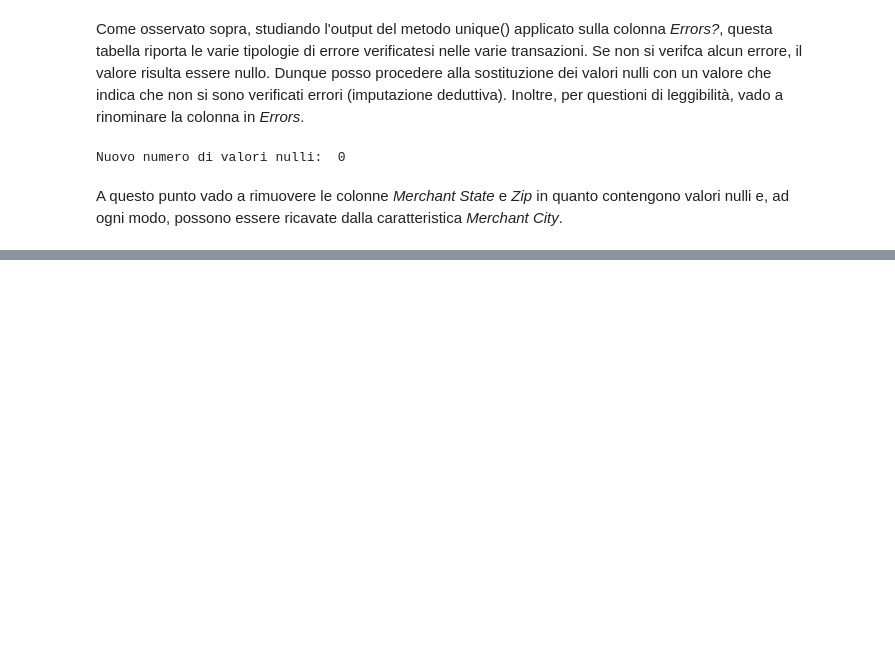
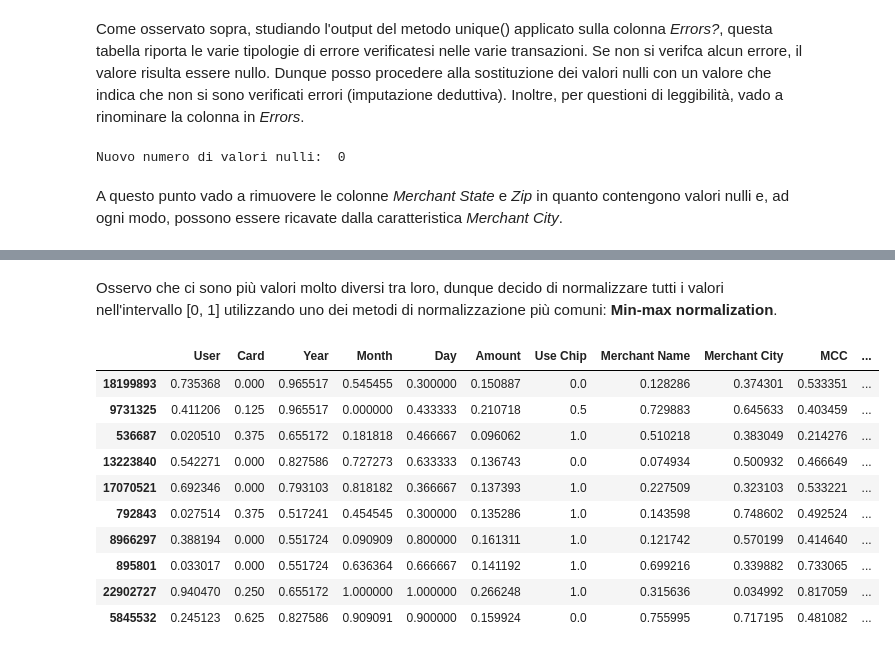
Before and after one commit to marcosantoriello/CCFDetector, a Jupyter notebook: CreditCardFraudDetector.ipynb, the cells around one changed output, grey strips where cells are left out. Saved outputs shown, nothing was run; the diff lists cells and outputs as text; code cells hidden in the pictures; blank space fills up the shorter version.

```diff
--- a/CreditCardFraudDetector.ipynb
+++ b/CreditCardFraudDetector.ipynb
@@ -291,0 +326,2 @@ Infine, siccome il modello avrà bisogno di dati numerici, vado a convertire i v
+# %% [markdown]
+Osservo che ci sono più valori molto diversi tra loro, dunque decido di normalizzare tutti i valori nell'intervallo [0, 1] utilizzando uno dei metodi di normalizzazione più comuni: **Min-max normalization**.
@@ -291,0 +330,24 @@ Infine, siccome il modello avrà bisogno di dati numerici, vado a convertire i v
+# %%
+# Seleziono tutte le colonne tranne Fraud
+norm_features = df.columns.difference(['Fraud'])
+
+# Inizializzo scaler
+scaler = MinMaxScaler()
+
+# Eseguo min-max normalization
+df[norm_features] = scaler.fit_transform(df[norm_features])
+
+# Controllo il risultato
+df.head(10)
+# %% [output]
+|  | User | Card | Year | Month | Day | Amount | Use Chip | Merchant Name | Merchant City | MCC | ... |
+| 18199893 | 0.735368 | 0.000 | 0.965517 | 0.545455 | 0.300000 | 0.150887 | 0.0 | 0.128286 | 0.374301 | 0.533351 | ... |
+| 9731325 | 0.411206 | 0.125 | 0.965517 | 0.000000 | 0.433333 | 0.210718 | 0.5 | 0.729883 | 0.645633 | 0.403459 | ... |
+| 536687 | 0.020510 | 0.375 | 0.655172 | 0.181818 | 0.466667 | 0.096062 | 1.0 | 0.510218 | 0.383049 | 0.214276 | ... |
+| 13223840 | 0.542271 | 0.000 | 0.827586 | 0.727273 | 0.633333 | 0.136743 | 0.0 | 0.074934 | 0.500932 | 0.466649 | ... |
+| 17070521 | 0.692346 | 0.000 | 0.793103 | 0.818182 | 0.366667 | 0.137393 | 1.0 | 0.227509 | 0.323103 | 0.533221 | ... |
+| 792843 | 0.027514 | 0.375 | 0.517241 | 0.454545 | 0.300000 | 0.135286 | 1.0 | 0.143598 | 0.748602 | 0.492524 | ... |
+| 8966297 | 0.388194 | 0.000 | 0.551724 | 0.090909 | 0.800000 | 0.161311 | 1.0 | 0.121742 | 0.570199 | 0.414640 | ... |
+| 895801 | 0.033017 | 0.000 | 0.551724 | 0.636364 | 0.666667 | 0.141192 | 1.0 | 0.699216 | 0.339882 | 0.733065 | ... |
+| 22902727 | 0.940470 | 0.250 | 0.655172 | 1.000000 | 1.000000 | 0.266248 | 1.0 | 0.315636 | 0.034992 | 0.817059 | ... |
+| 5845532 | 0.245123 | 0.625 | 0.827586 | 0.909091 | 0.900000 | 0.159924 | 0.0 | 0.755995 | 0.717195 | 0.481082 | ... |
```
Also changed, not shown: parts of 6 cells of this notebook.
